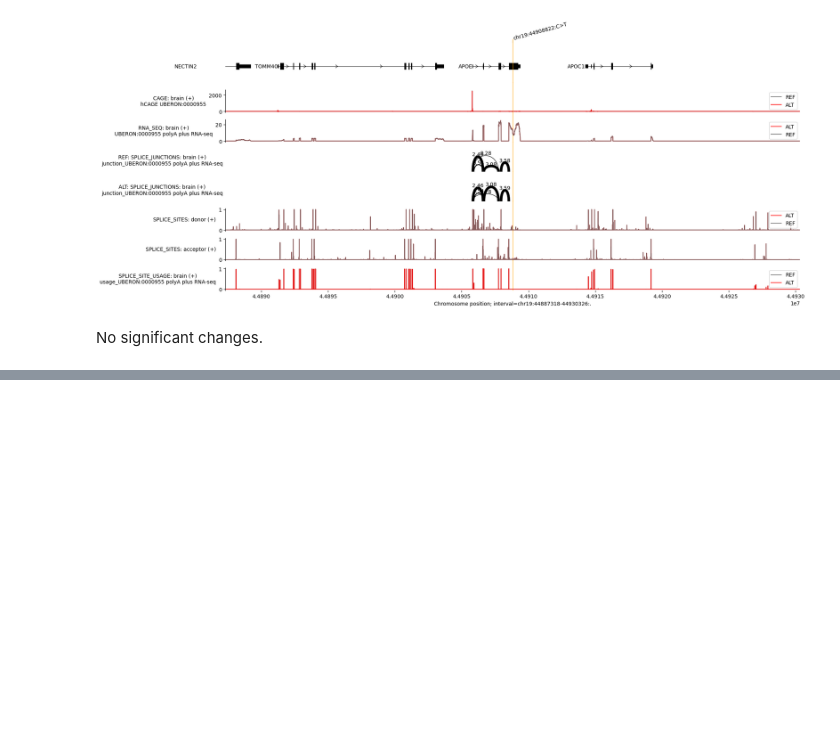
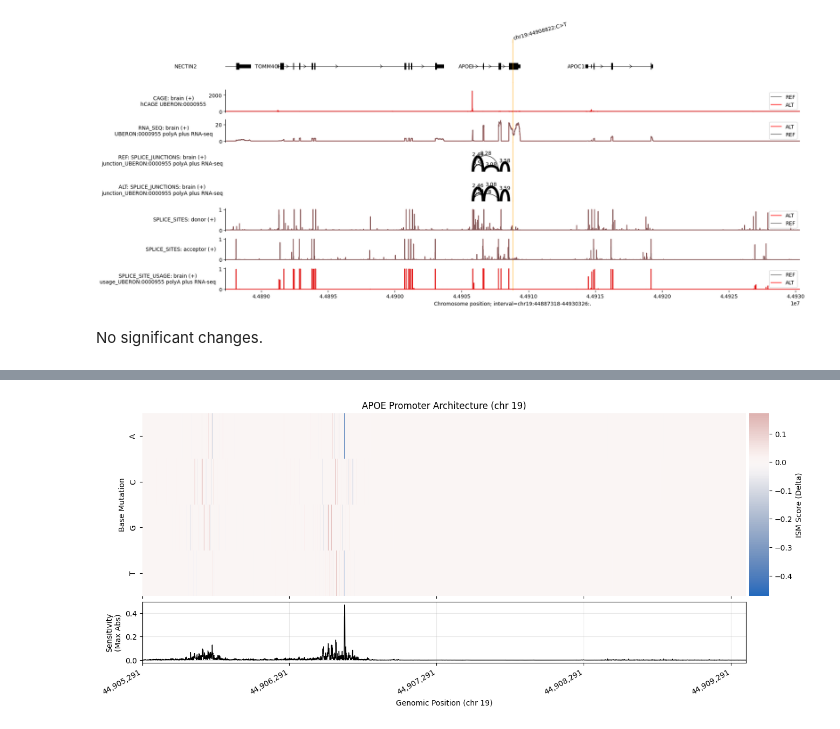
Before and after one commit to MinhaoYaooo/AlphaGenome-APOE, a Jupyter notebook: colabs/quick_start.ipynb, the cells around one changed output, grey strips where cells are left out. Saved outputs shown, nothing was run; the diff lists cells and outputs as text; code cells hidden in the pictures; blank space fills up the shorter version.

```diff
--- a/colabs/quick_start.ipynb
+++ b/colabs/quick_start.ipynb
@@ -877,0 +1001,12 @@ No significant changes.
+# %%
+# Extract DNASE score
+def extract_score(adata):
+  values = adata.X[:, adata.var['ontology_curie'] == 'UBERON:0000955']
+  assert values.size == 1
+  return values.flatten()[0]
+
+
+ism_result = ism.ism_matrix(
+    [extract_score(x[0]) for x in variant_scores],
+    variants=[v[0].uns['variant'] for v in variant_scores],
+)
@@ -877,0 +1056,63 @@ No significant changes.
+# %%
+import matplotlib.pyplot as plt
+import seaborn as sns
+import numpy as np
+import pandas as pd
+
+# --- DATA PREP (Same as before) ---
+# Ensure these match your actual variable names
+# ism_result shape: (1024, 4) or similar
+# ism_interval: Your interval object
+
+df_ism = pd.DataFrame(ism_result.T, index=['A', 'C', 'G', 'T'])
+importance_track = np.max(np.abs(ism_result), axis=1)
+
+start_coord = ism_interval.start
+tick_step = 1000
+tick_indices = np.arange(0, ism_result.shape[0], tick_step)
+tick_labels = [f"{start_coord + i:,}" for i in tick_indices]
+
+# --- PLOTTING WITH ALIGNMENT FIX ---
+
+fig = plt.figure(figsize=(15, 6))
+
+# Define a grid: 2 rows, 2 columns.
+# Column 0 is the Main Plot (Wide). Column 1 is the Colorbar (Narrow).
+gs = fig.add_gridspec(2, 2,  width_ratios=[30, 1], height_ratios=[3, 1], wspace=0.01, hspace=0.05)
+
+# Create the axes based on this grid
+ax_heatmap = fig.add_subplot(gs[0, 0])
+ax_line = fig.add_subplot(gs[1, 0], sharex=ax_heatmap) # Link X-axis here!
+ax_cbar = fig.add_subplot(gs[0, 1]) # Dedicated axis for the colorbar
+
+# --- TOP PLOT: HEATMAP ---
+sns.heatmap(
+    df_ism,
+    cmap="vlag",
+    center=0,
+    ax=ax_heatmap,
+    cbar_ax=ax_cbar, # <--- KEY FIX: Tell Seaborn to put legend here
+    cbar_kws={'label': 'ISM Score (Delta)'},
+    xticklabels=False
+)
+ax_heatmap.set_title(f"APOE Promoter Architecture (chr 19)")
+ax_heatmap.set_ylabel("Base Mutation")
+ax_heatmap.set_xlabel("")
+
+# --- BOTTOM PLOT: SENSITIVITY ---
+ax_line.plot(importance_track, color='black', linewidth=1)
+ax_line.set_ylabel("Sensitivity\n(Max Abs)")
+ax_line.set_xlabel(f"Genomic Position (chr 19)")
+ax_line.margins(x=0)
+ax_line.grid(True, alpha=0.3)
+
+# --- FORMATTING TICKS ---
+ax_line.set_xticks(tick_indices)
+ax_line.set_xticklabels(tick_labels, rotation=30, ha='right')
+
+plt.setp(ax_heatmap.get_xticklabels(), visible=False)
+
+
+plt.show()
+# %% [output]
+[figure, added]
```
Also changed, not shown: parts of 7 cells of this notebook.
